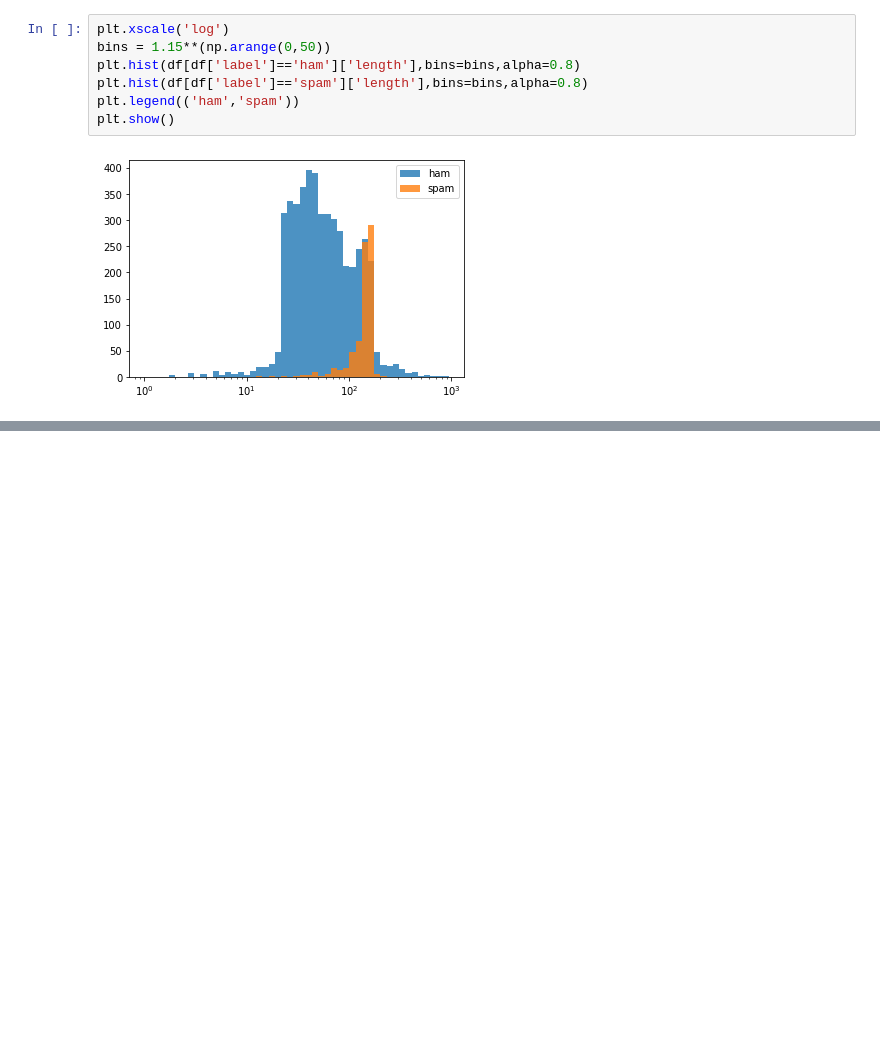
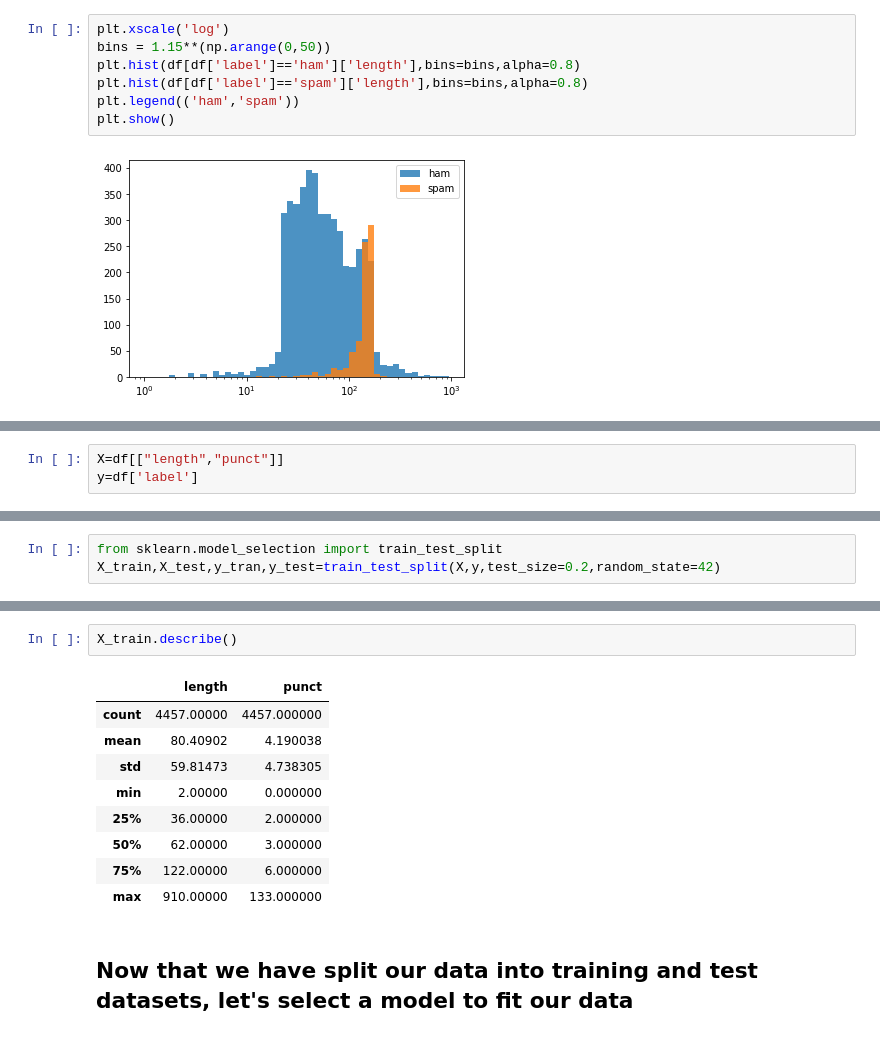
Before and after one commit to aryatomarAI/Natural-Language-Processing-with-python, a Jupyter notebook: Text-Classification/SciKit-Learn-Primer.ipynb, the cells around one changed output, grey strips where cells are left out. Cells and saved outputs as stored; diff of their text form; blank space fills up the shorter version.

Commit message:
Using different machine learning model for text classification

```diff
--- a/Text-Classification/SciKit-Learn-Primer.ipynb
+++ b/Text-Classification/SciKit-Learn-Primer.ipynb
@@ -124,0 +127,3 @@ plt.show()
+# %%
+X=df[["length","punct"]]
+y=df['label']
@@ -124,0 +145,3 @@ plt.show()
+# %%
+from sklearn.model_selection import train_test_split
+X_train,X_test,y_tran,y_test=train_test_split(X,y,test_size=0.2,random_state=42)
@@ -124,0 +165,14 @@ plt.show()
+# %%
+X_train.describe()
+# %% [output]
+|  | length | punct |
+| count | 4457.00000 | 4457.000000 |
+| mean | 80.40902 | 4.190038 |
+| std | 59.81473 | 4.738305 |
+| min | 2.00000 | 0.000000 |
+| 25% | 36.00000 | 2.000000 |
+| 50% | 62.00000 | 3.000000 |
+| 75% | 122.00000 | 6.000000 |
+| max | 910.00000 | 133.000000 |
+# %% [markdown]
+## Now that we have split our data into training and test datasets, let's select a model to fit our data
```
Also changed, not shown: parts of 30 cells of this notebook.
